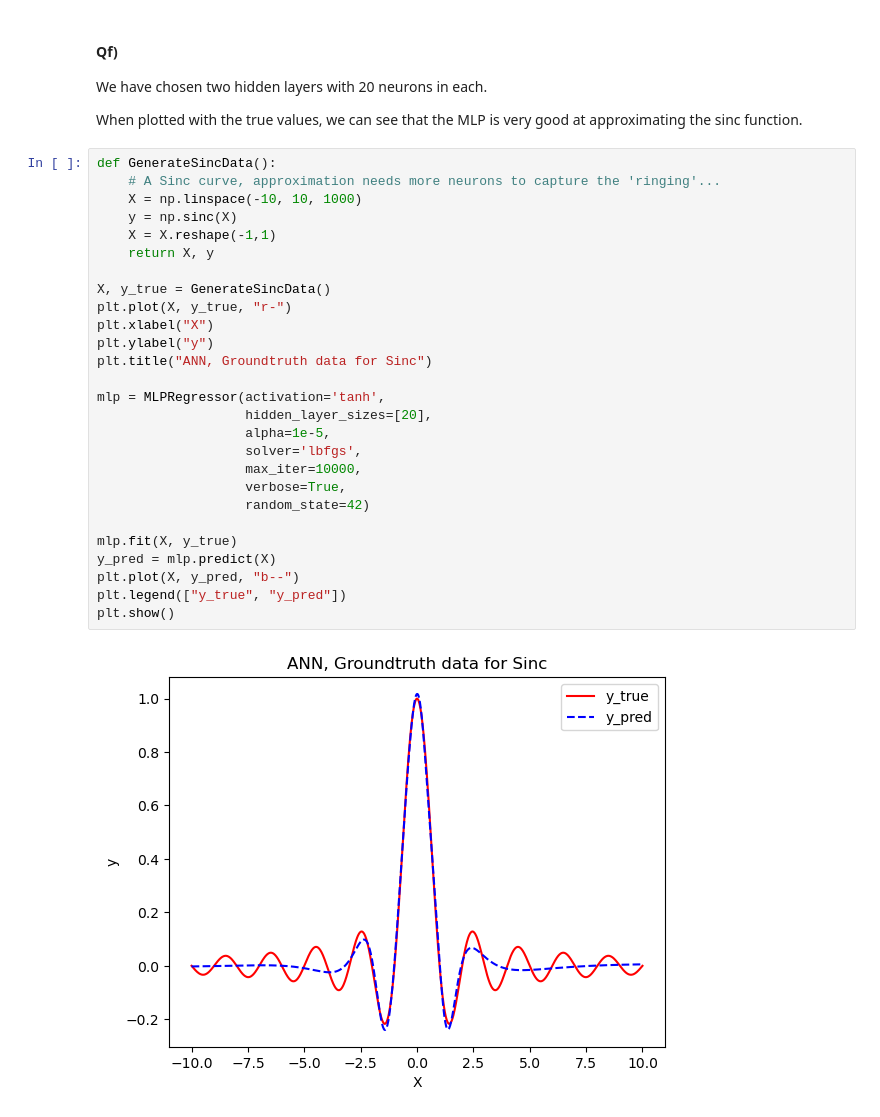
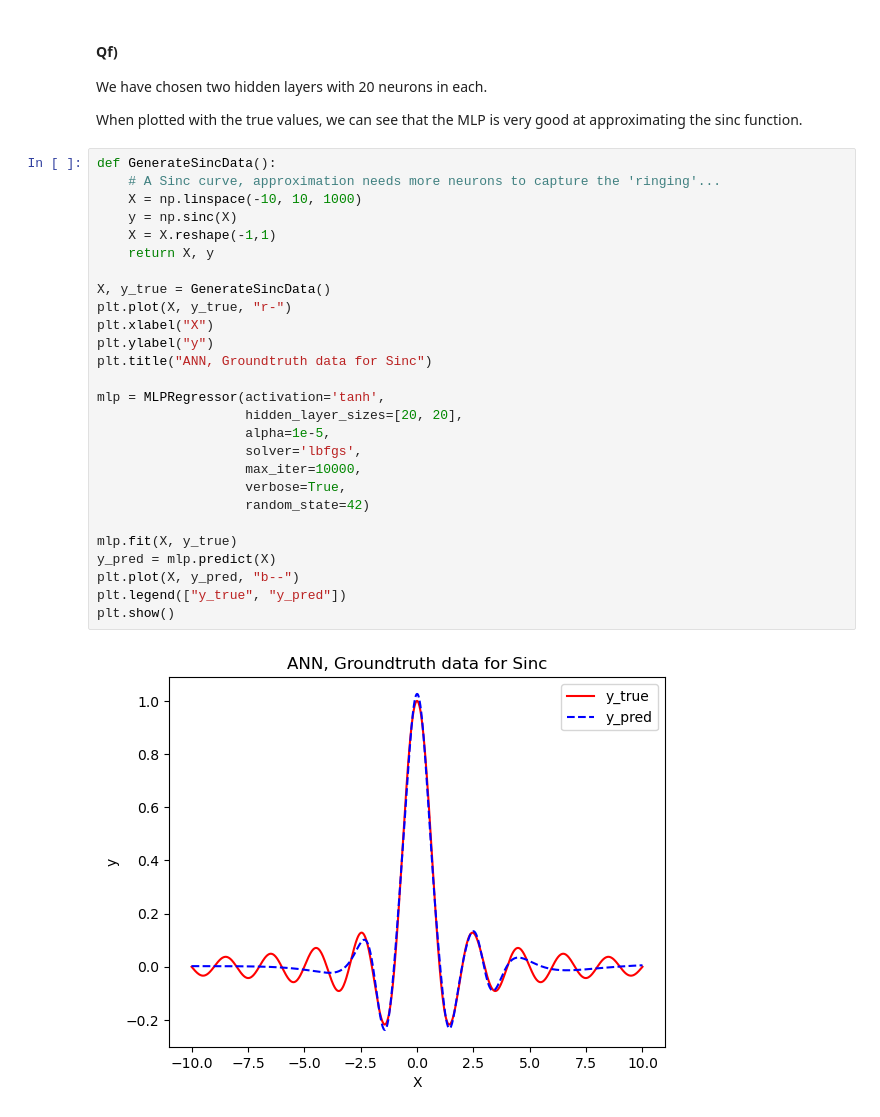
Before and after one commit to Eventid3/mal_grp30, a Jupyter notebook: O2/o2.ipynb, the cells around one changed output. Cells and saved outputs as stored; diff of their text form.

```diff
--- a/O2/o2.ipynb
+++ b/O2/o2.ipynb
@@ -1246,29 +1244,29 @@ When plotted with the true values, we can see that the MLP is very good at appro
 # %%
 def GenerateSincData():
     # A Sinc curve, approximation needs more neurons to capture the 'ringing'...
     X = np.linspace(-10, 10, 1000)
     y = np.sinc(X)
     X = X.reshape(-1,1)
     return X, y
 
 X, y_true = GenerateSincData()
 plt.plot(X, y_true, "r-")
 plt.xlabel("X")
 plt.ylabel("y")
 plt.title("ANN, Groundtruth data for Sinc")
 
 mlp = MLPRegressor(activation='tanh',
-                   hidden_layer_sizes=[20],
+                   hidden_layer_sizes=[20, 20],
                    alpha=1e-5,
                    solver='lbfgs',
                    max_iter=10000,
                    verbose=True,
                    random_state=42)
 
 mlp.fit(X, y_true)
 y_pred = mlp.predict(X)
 plt.plot(X, y_pred, "b--")
 plt.legend(["y_true", "y_pred"])
 plt.show()
 # %% [output]
-[figure, old version]
+[figure, new version]
```
Also changed, not shown: parts of 7 cells of this notebook.
